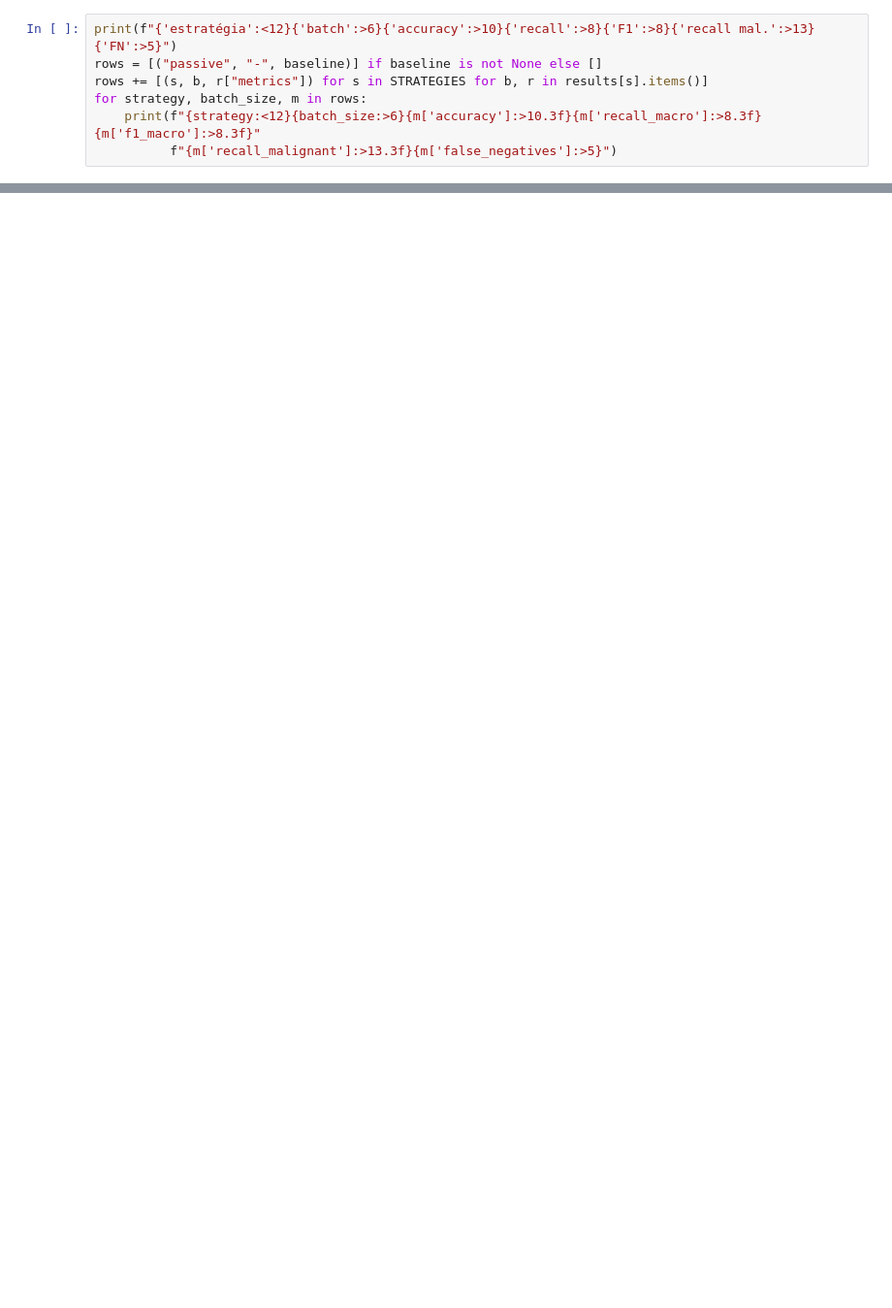
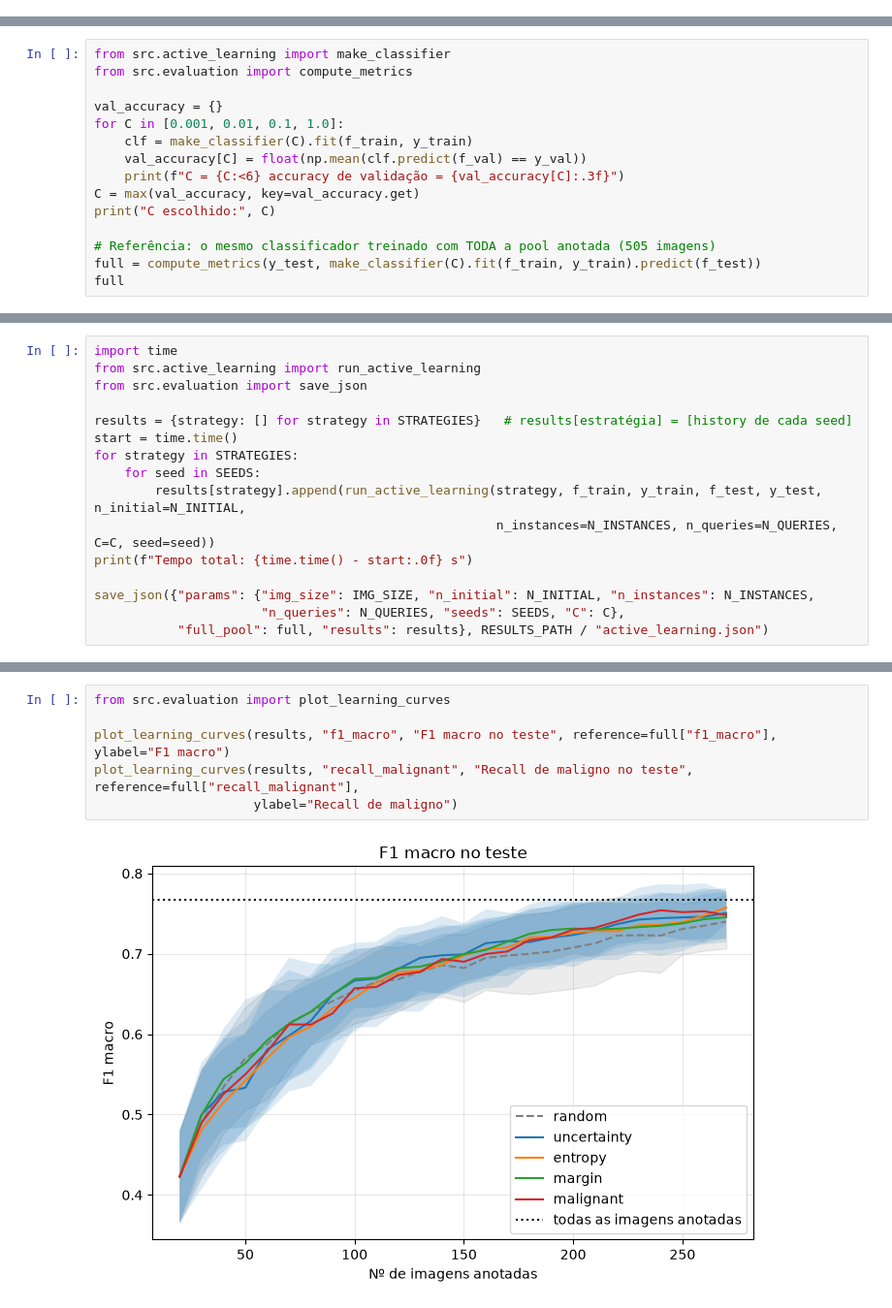
Before and after one commit to httpirsh/miacd-iach-breast-cancer-diagnosis, a Jupyter notebook: notebooks/02_active_learning.ipynb, the cells around one changed output, grey strips where cells are left out. Shown at 97% size. Cells and saved outputs as stored; diff of their text form; blank space fills up the shorter version.

```diff
--- a/notebooks/02_active_learning.ipynb
+++ b/notebooks/02_active_learning.ipynb
@@ -154,7 +127,0 @@ As mesmas métricas do notebook 01 (ver a explicação lá), no fim das iteraç
-# %%
-print(f"{'estratégia':<12}{'batch':>6}{'accuracy':>10}{'recall':>8}{'F1':>8}{'recall mal.':>13}{'FN':>5}")
-rows = [("passive", "-", baseline)] if baseline is not None else []
-rows += [(s, b, r["metrics"]) for s in STRATEGIES for b, r in results[s].items()]
-for strategy, batch_size, m in rows:
-    print(f"{strategy:<12}{batch_size:>6}{m['accuracy']:>10.3f}{m['recall_macro']:>8.3f}{m['f1_macro']:>8.3f}"
-          f"{m['recall_malignant']:>13.3f}{m['false_negatives']:>5}")
@@ -173,0 +128,15 @@ for batch_size, r in results[best].items():
+# %%
+from src.active_learning import make_classifier
+from src.evaluation import compute_metrics
+
+val_accuracy = {}
+for C in [0.001, 0.01, 0.1, 1.0]:
+    clf = make_classifier(C).fit(f_train, y_train)
+    val_accuracy[C] = float(np.mean(clf.predict(f_val) == y_val))
+    print(f"C = {C:<6} accuracy de validação = {val_accuracy[C]:.3f}")
+C = max(val_accuracy, key=val_accuracy.get)
+print("C escolhido:", C)
+
+# Referência: o mesmo classificador treinado com TODA a pool anotada (505 imagens)
+full = compute_metrics(y_test, make_classifier(C).fit(f_train, y_train).predict(f_test))
+full
@@ -173,0 +160,16 @@ for batch_size, r in results[best].items():
+# %%
+import time
+from src.active_learning import run_active_learning
+from src.evaluation import save_json
+
+results = {strategy: [] for strategy in STRATEGIES}   # results[estratégia] = [history de cada seed]
+start = time.time()
+for strategy in STRATEGIES:
+    for seed in SEEDS:
+        results[strategy].append(run_active_learning(strategy, f_train, y_train, f_test, y_test, n_initial=N_INITIAL,
+                                                     n_instances=N_INSTANCES, n_queries=N_QUERIES, C=C, seed=seed))
+print(f"Tempo total: {time.time() - start:.0f} s")
+
+save_json({"params": {"img_size": IMG_SIZE, "n_initial": N_INITIAL, "n_instances": N_INSTANCES,
+                      "n_queries": N_QUERIES, "seeds": SEEDS, "C": C},
+           "full_pool": full, "results": results}, RESULTS_PATH / "active_learning.json")
@@ -173,0 +185,8 @@ for batch_size, r in results[best].items():
+# %%
+from src.evaluation import plot_learning_curves
+
+plot_learning_curves(results, "f1_macro", "F1 macro no teste", reference=full["f1_macro"], ylabel="F1 macro")
+plot_learning_curves(results, "recall_malignant", "Recall de maligno no teste", reference=full["recall_malignant"],
+                     ylabel="Recall de maligno")
+# %% [output]
+[figure, added]
```
Also changed, not shown: parts of 30 cells of this notebook, 10 other files.
